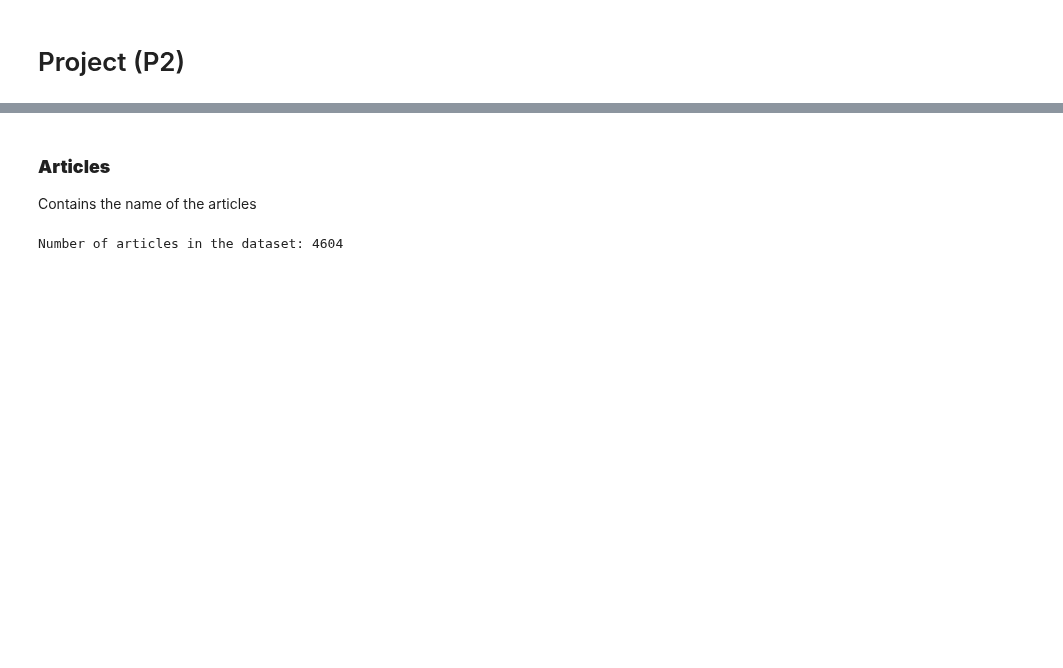
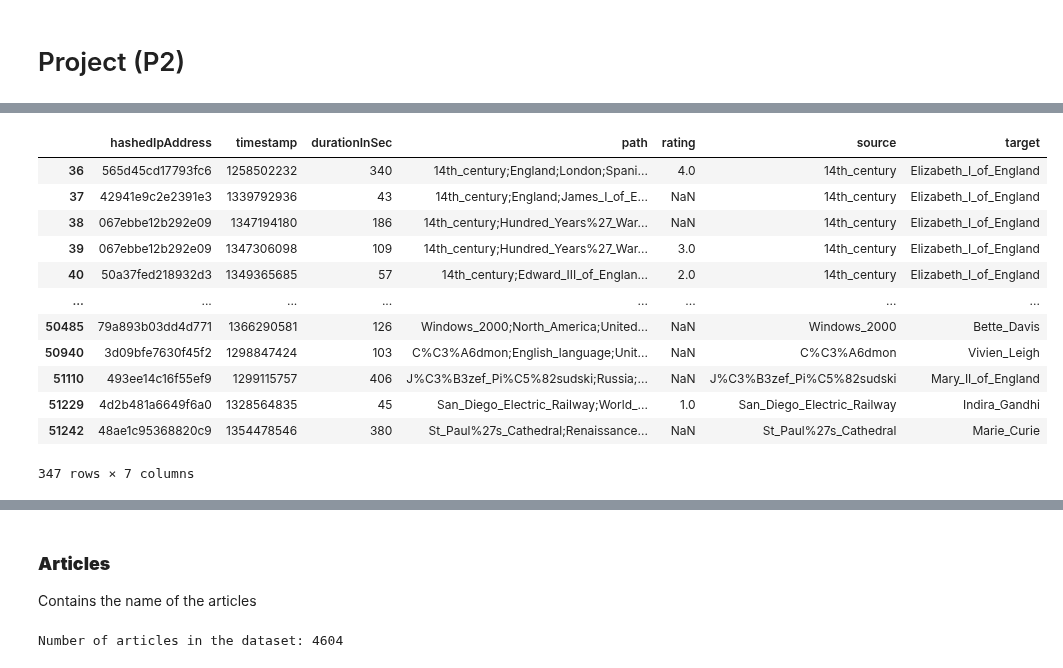
Before and after one commit to epfl-ada/ada-2022-project-metadata, a Jupyter notebook: vala.ipynb, the cells around one changed output, grey strips where cells are left out. Drawn from its saved outputs; the diff is of its cells as text; code cells hidden in the pictures; blank space fills up the shorter version.

```diff
--- a/vala.ipynb
+++ b/vala.ipynb
@@ -22,6 +20,9 @@ PATHS_UNFINISHED = WIKISPEEDIA_PATHS + "paths_unfinished.tsv"
 FEMALE_ACTORS = WIKIDATA_PATH + "female_actors.csv"
 FEMALE_CELEB = WIKIDATA_PATH + "female_celeb.csv"
 FEMALE_MODEL = WIKIDATA_PATH + "female_model.csv"
+
+FEMALE = WIKIDATA_PATH + "female_wikidata.csv"
+FEMALES = "listwomen.txt"
 # %%
 articles = pd.read_csv(ARTICLES, sep='\t', names=["article"], skiprows = 12)
 categories = pd.read_csv(CATEGORIES, sep='\t', names=["article", "category"], skiprows = 13)
@@ -34,0 +42,6 @@ female_model =  pd.read_csv(FEMALE_MODEL, sep=',', names=["women", "women_label"
+# %%
+paths = paths_finished["path"].str.split(";", n = 1, expand = True)
+
+paths_finished['source'] = paths_finished['path'].str.split(';').str[0]
+paths_finished['target'] = paths_finished['path'].str.split(';').str[-1]
+(paths_finished.groupby('source')['path'].count()).loc[lambda x: x > 1].sort_values(ascending = False)
@@ -34,0 +64,4 @@ female_model =  pd.read_csv(FEMALE_MODEL, sep=',', names=["women", "women_label"
+# %%
+women = pd.read_csv(FEMALES, sep=',', names=['Name', 'Subject'], skiprows=1)
+womenName = women['Name']
+women.head()
@@ -34,0 +85,5 @@ female_model =  pd.read_csv(FEMALE_MODEL, sep=',', names=["women", "women_label"
+# %%
+menName = people[~people['article'].isin(womenName)]['article']
+
+paths_women_target = paths_finished[paths_finished['target'].isin(womenName)]
+paths_men_target = paths_finished[paths_finished['target'].isin(menName)]
@@ -34,0 +182,16 @@ female_model =  pd.read_csv(FEMALE_MODEL, sep=',', names=["women", "women_label"
+# %%
+paths_women_target
+# %% [output]
+|  | hashedIpAddress | timestamp | durationInSec | path | rating | source | target |
+| 36 | 565d45cd17793fc6 | 1258502232 | 340 | 14th_century;England;London;Spani... | 4.0 | 14th_century | Elizabeth_I_of_England |
+| 37 | 42941e9c2e2391e3 | 1339792936 | 43 | 14th_century;England;James_I_of_E... | NaN | 14th_century | Elizabeth_I_of_England |
+| 38 | 067ebbe12b292e09 | 1347194180 | 186 | 14th_century;Hundred_Years%27_War... | NaN | 14th_century | Elizabeth_I_of_England |
+| 39 | 067ebbe12b292e09 | 1347306098 | 109 | 14th_century;Hundred_Years%27_War... | 3.0 | 14th_century | Elizabeth_I_of_England |
+| 40 | 50a37fed218932d3 | 1349365685 | 57 | 14th_century;Edward_III_of_Englan... | 2.0 | 14th_century | Elizabeth_I_of_England |
+| ... | ... | ... | ... | ... | ... | ... | ... |
+| 50485 | 79a893b03dd4d771 | 1366290581 | 126 | Windows_2000;North_America;United... | NaN | Windows_2000 | Bette_Davis |
+| 50940 | 3d09bfe7630f45f2 | 1298847424 | 103 | C%C3%A6dmon;English_language;Unit... | NaN | C%C3%A6dmon | Vivien_Leigh |
+| 51110 | 493ee14c16f55ef9 | 1299115757 | 406 | J%C3%B3zef_Pi%C5%82sudski;Russia;... | NaN | J%C3%B3zef_Pi%C5%82sudski | Mary_II_of_England |
+| 51229 | 4d2b481a6649f6a0 | 1328564835 | 45 | San_Diego_Electric_Railway;World_... | 1.0 | San_Diego_Electric_Railway | Indira_Gandhi |
+| 51242 | 48ae1c95368820c9 | 1354478546 | 380 | St_Paul%27s_Cathedral;Renaissance... | NaN | St_Paul%27s_Cathedral | Marie_Curie |
+347 rows × 7 columns
```
Also changed, not shown: parts of 35 cells of this notebook.
